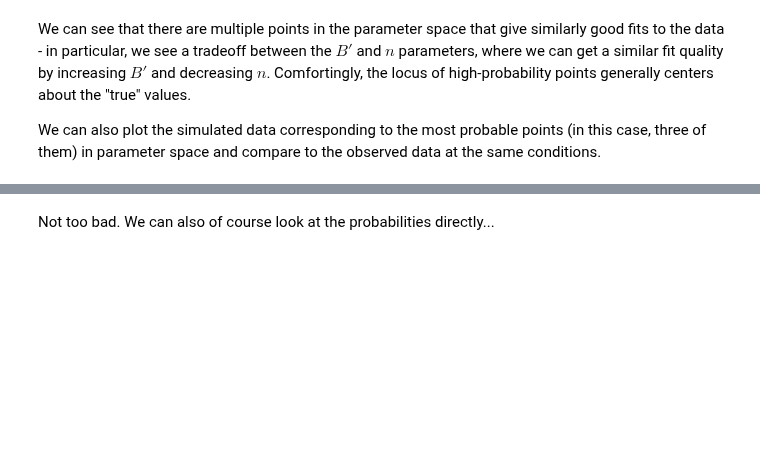
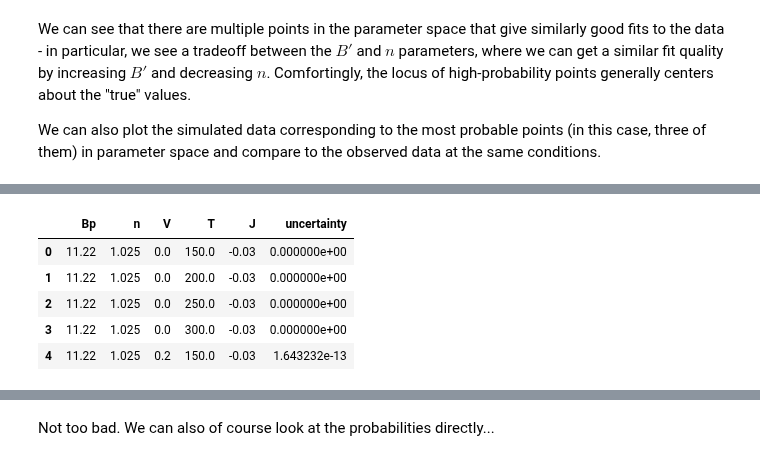
Before and after one commit to PV-Lab/bayesim, a Jupyter notebook: examples/diode/ideal_diode.ipynb, the cells around one changed output, grey strips where cells are left out. Drawn from its saved outputs; the diff is of its cells as text; code cells hidden in the pictures; blank space fills up the shorter version.

```diff
--- a/examples/diode/ideal_diode.ipynb
+++ b/examples/diode/ideal_diode.ipynb
@@ -312,3 +320,12 @@ We can also plot the simulated data corresponding to the most probable points (i
+# %%
+m.model_data.head()
+# %% [output]
+|  | Bp | n | V | T | J | uncertainty |
+| 0 | 11.22 | 1.025 | 0.0 | 150.0 | -0.03 | 0.000000e+00 |
+| 1 | 11.22 | 1.025 | 0.0 | 200.0 | -0.03 | 0.000000e+00 |
+| 2 | 11.22 | 1.025 | 0.0 | 250.0 | -0.03 | 0.000000e+00 |
+| 3 | 11.22 | 1.025 | 0.0 | 300.0 | -0.03 | 0.000000e+00 |
+| 4 | 11.22 | 1.025 | 0.2 | 150.0 | -0.03 | 1.643232e-13 |
 # %%
 m.comparison_plot(num_param_pts=3)
 # %% [output]
```
Also changed, not shown: parts of 24 cells of this notebook, 1 other file.
